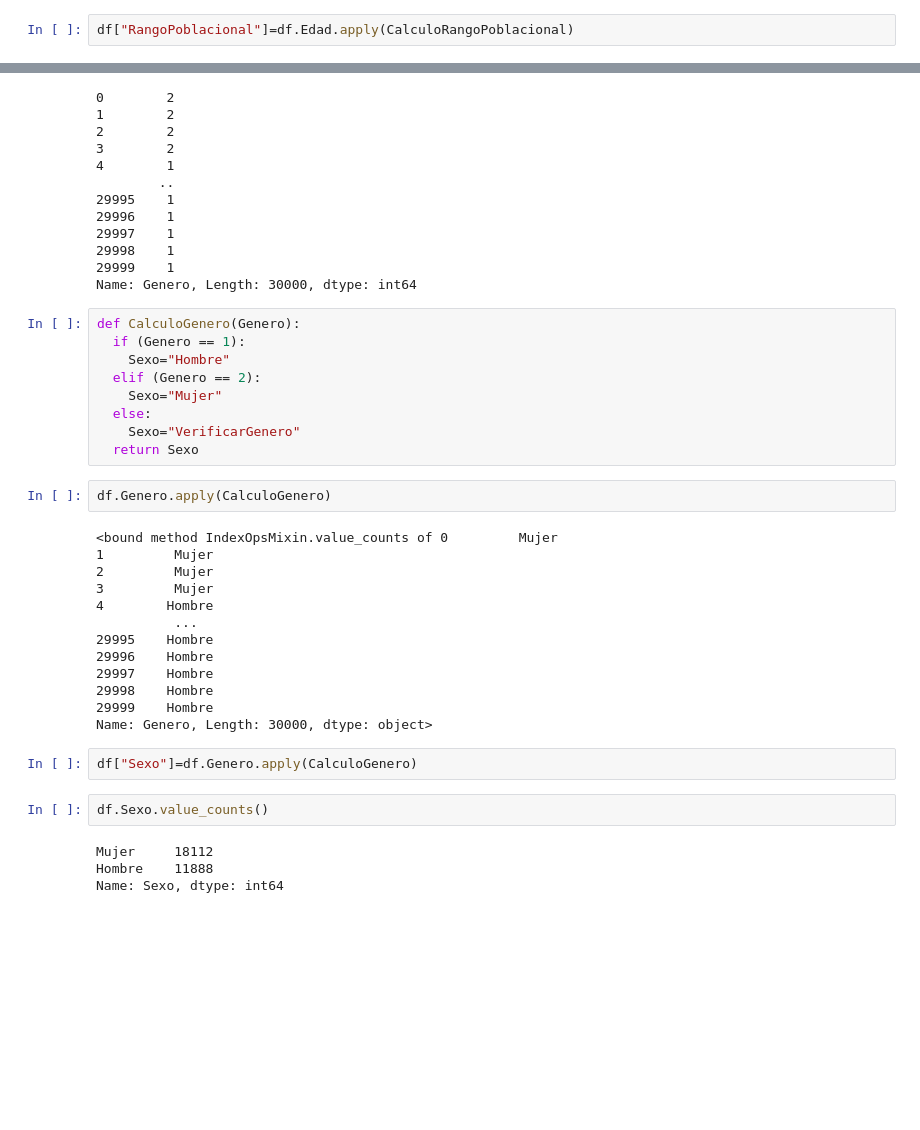
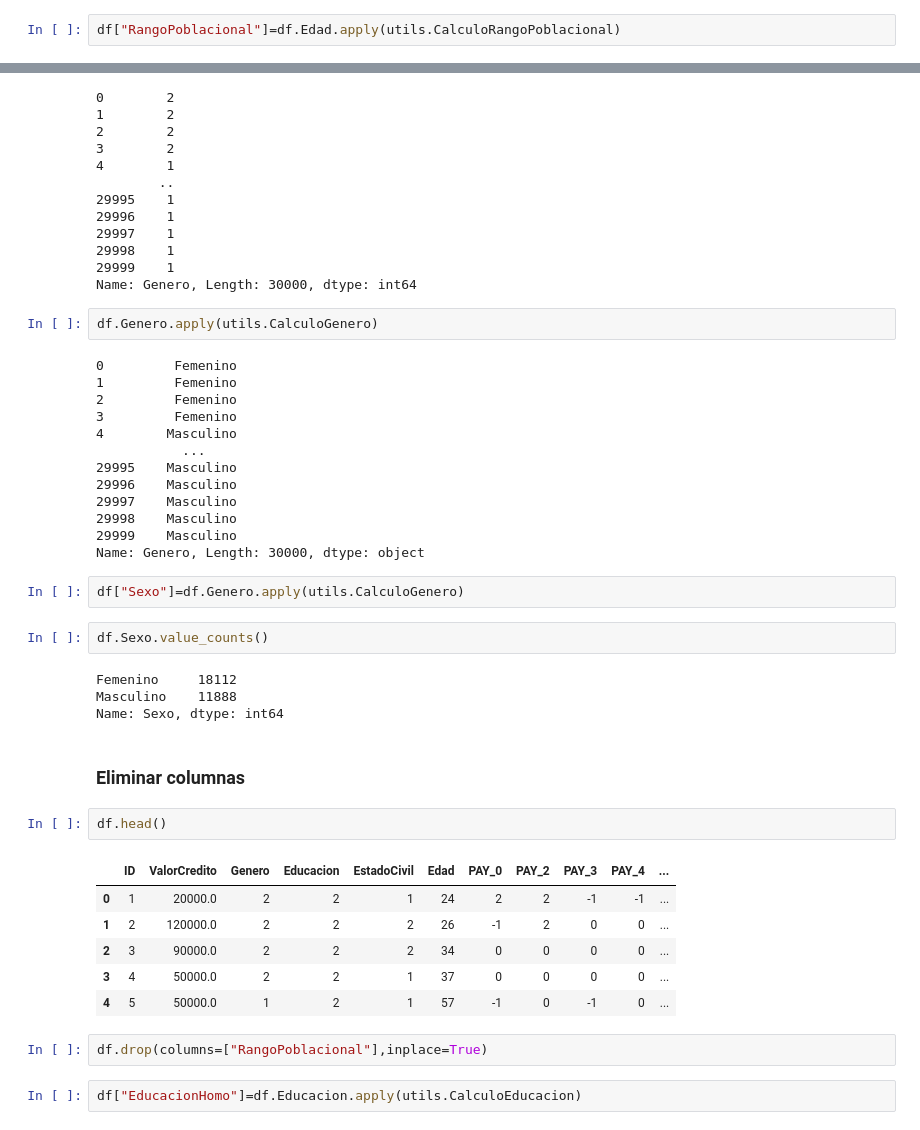
Before and after one commit to jkrestrepo/IntroPython, a Jupyter notebook: DepuracionDatos.ipynb, the cells around one changed output, grey strips where cells are left out. Saved outputs shown, nothing was run; the diff lists cells and outputs as text; blank space fills up the shorter version.

```diff
--- a/DepuracionDatos.ipynb
+++ b/DepuracionDatos.ipynb
@@ -143,7 +177,7 @@ df.Edad.apply(CalculoRangoPoblacional) ## Aplicar nuestra función a toda la BBD
 29999    Adulto
 Name: Edad, Length: 30000, dtype: object
 # %%
-df["RangoPoblacional"]=df.Edad.apply(CalculoRangoPoblacional)
+df["RangoPoblacional"]=df.Edad.apply(utils.CalculoRangoPoblacional)
 # %%
 df.RangoPoblacional.value_counts()
 # %% [output]
@@ -175,35 +209,41 @@ df.Genero
 29998    1
 29999    1
 Name: Genero, Length: 30000, dtype: int64
-# %%
-def CalculoGenero(Genero):
-  if (Genero == 1):
-    Sexo="Hombre"
-  elif (Genero == 2):
-    Sexo="Mujer"
-  else:
-    Sexo="VerificarGenero"
-  return Sexo
 # %%
-df.Genero.apply(CalculoGenero)
+df.Genero.apply(utils.CalculoGenero)
 # %% [output]
-<bound method IndexOpsMixin.value_counts of 0         Mujer
-1         Mujer
-2         Mujer
-3         Mujer
-4        Hombre
-          ...
-29995    Hombre
-29996    Hombre
-29997    Hombre
-29998    Hombre
-29999    Hombre
-Name: Genero, Length: 30000, dtype: object>
+0         Femenino
+1         Femenino
+2         Femenino
+3         Femenino
+4        Masculino
+           ...
+29995    Masculino
+29996    Masculino
+29997    Masculino
+29998    Masculino
+29999    Masculino
+Name: Genero, Length: 30000, dtype: object
 # %%
-df["Sexo"]=df.Genero.apply(CalculoGenero)
+df["Sexo"]=df.Genero.apply(utils.CalculoGenero)
 # %%
 df.Sexo.value_counts()
 # %% [output]
-Mujer     18112
-Hombre    11888
+Femenino     18112
+Masculino    11888
 Name: Sexo, dtype: int64
+# %% [markdown]
+### **Eliminar columnas**
+# %%
+df.head()
+# %% [output]
+|  | ID | ValorCredito | Genero | Educacion | EstadoCivil | Edad | PAY_0 | PAY_2 | PAY_3 | PAY_4 | ... |
+| 0 | 1 | 20000.0 | 2 | 2 | 1 | 24 | 2 | 2 | -1 | -1 | ... |
+| 1 | 2 | 120000.0 | 2 | 2 | 2 | 26 | -1 | 2 | 0 | 0 | ... |
+| 2 | 3 | 90000.0 | 2 | 2 | 2 | 34 | 0 | 0 | 0 | 0 | ... |
+| 3 | 4 | 50000.0 | 2 | 2 | 1 | 37 | 0 | 0 | 0 | 0 | ... |
+| 4 | 5 | 50000.0 | 1 | 2 | 1 | 57 | -1 | 0 | -1 | 0 | ... |
+# %%
+df.drop(columns=["RangoPoblacional"],inplace=True)
+# %%
+df["EducacionHomo"]=df.Educacion.apply(utils.CalculoEducacion)
```
Also changed, not shown: parts of 37 cells of this notebook.
